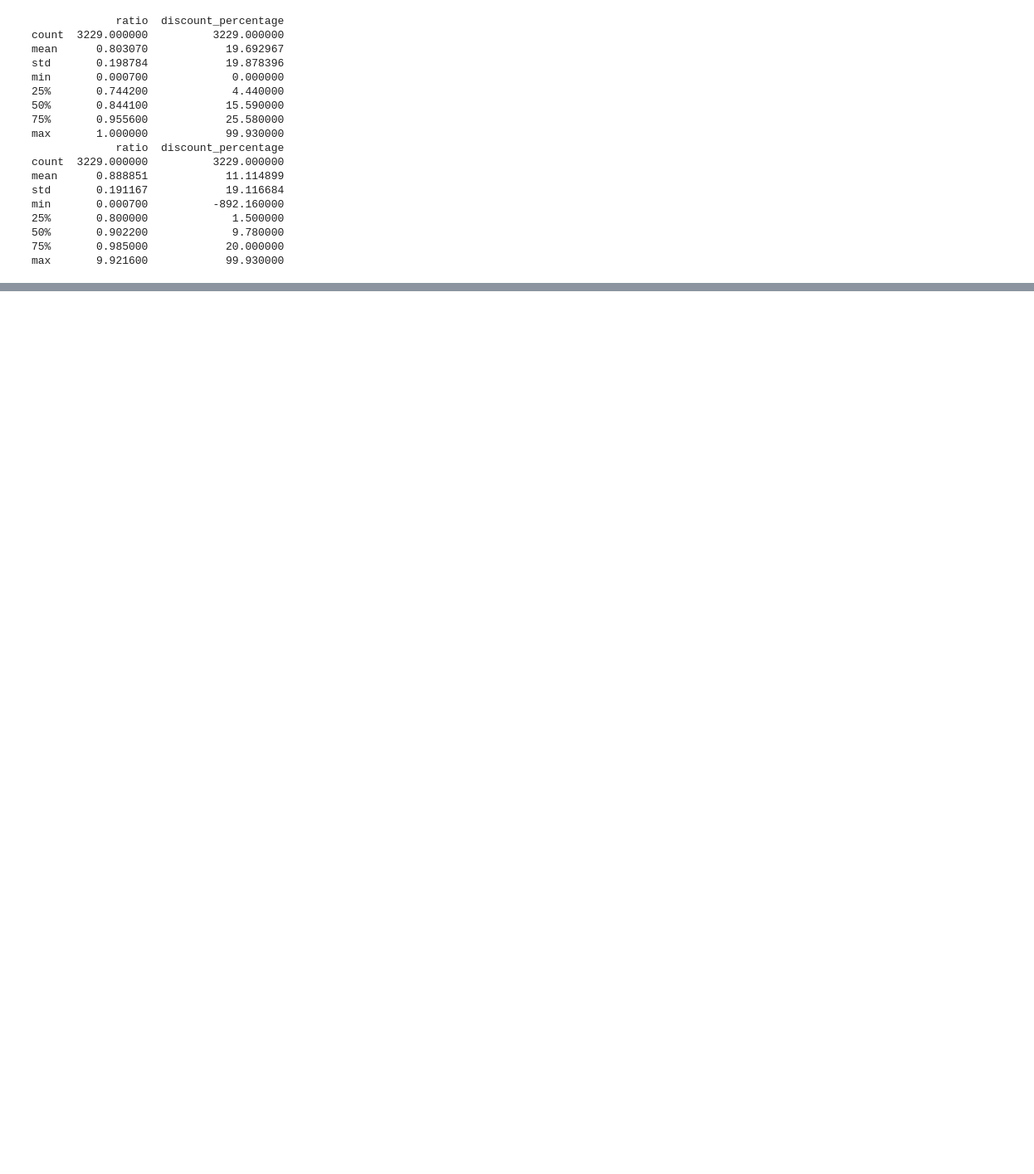
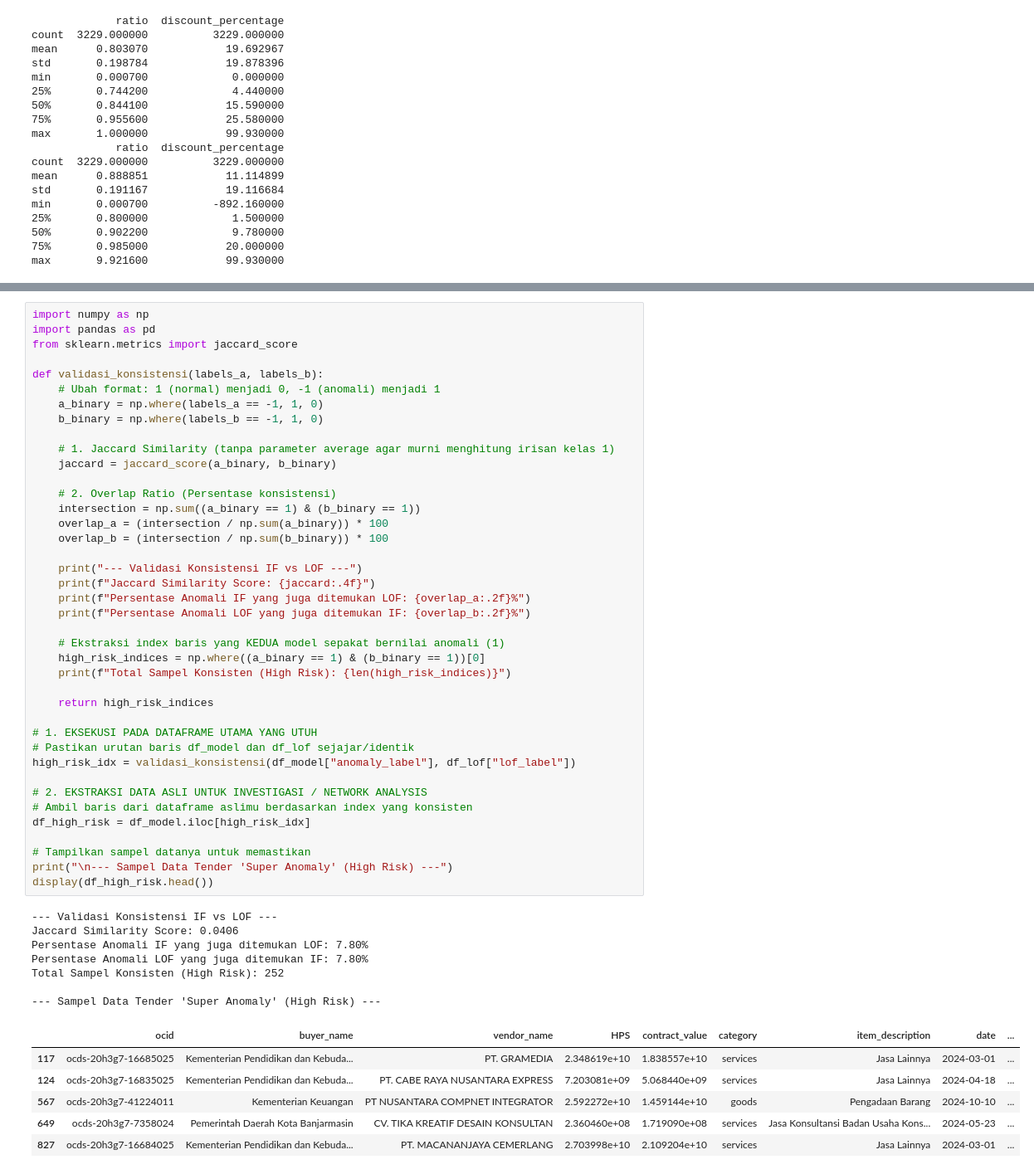
Before and after one commit to Dzakiipranaja/Fraud-Detekction-, a Jupyter notebook: main.ipynb, the cells around one changed output, grey strips where cells are left out. Shown at 83% size. Saved outputs shown, nothing was run; the diff lists cells and outputs as text; blank space fills up the shorter version.

```diff
--- a/main.ipynb
+++ b/main.ipynb
@@ -652,0 +752,54 @@ max       9.921600            99.930000
+# %%
+import numpy as np
+import pandas as pd
+from sklearn.metrics import jaccard_score
+
+def validasi_konsistensi(labels_a, labels_b):
+    # Ubah format: 1 (normal) menjadi 0, -1 (anomali) menjadi 1
+    a_binary = np.where(labels_a == -1, 1, 0)
+    b_binary = np.where(labels_b == -1, 1, 0)
+
+    # 1. Jaccard Similarity (tanpa parameter average agar murni menghitung irisan kelas 1)
+    jaccard = jaccard_score(a_binary, b_binary)
+
+    # 2. Overlap Ratio (Persentase konsistensi)
+    intersection = np.sum((a_binary == 1) & (b_binary == 1))
+    overlap_a = (intersection / np.sum(a_binary)) * 100
+    overlap_b = (intersection / np.sum(b_binary)) * 100
+
+    print("--- Validasi Konsistensi IF vs LOF ---")
+    print(f"Jaccard Similarity Score: {jaccard:.4f}")
+    print(f"Persentase Anomali IF yang juga ditemukan LOF: {overlap_a:.2f}%")
+    print(f"Persentase Anomali LOF yang juga ditemukan IF: {overlap_b:.2f}%")
+
+    # Ekstraksi index baris yang KEDUA model sepakat bernilai anomali (1)
+    high_risk_indices = np.where((a_binary == 1) & (b_binary == 1))[0]
+    print(f"Total Sampel Konsisten (High Risk): {len(high_risk_indices)}")
+
+    return high_risk_indices
+
+# 1. EKSEKUSI PADA DATAFRAME UTAMA YANG UTUH
+# Pastikan urutan baris df_model dan df_lof sejajar/identik
+high_risk_idx = validasi_konsistensi(df_model["anomaly_label"], df_lof["lof_label"])
+
+# 2. EKSTRAKSI DATA ASLI UNTUK INVESTIGASI / NETWORK ANALYSIS
+# Ambil baris dari dataframe aslimu berdasarkan index yang konsisten
+df_high_risk = df_model.iloc[high_risk_idx]
+
+# Tampilkan sampel datanya untuk memastikan
+print("\n--- Sampel Data Tender 'Super Anomaly' (High Risk) ---")
+display(df_high_risk.head())
+# %% [output]
+--- Validasi Konsistensi IF vs LOF ---
+Jaccard Similarity Score: 0.0406
+Persentase Anomali IF yang juga ditemukan LOF: 7.80%
+Persentase Anomali LOF yang juga ditemukan IF: 7.80%
+Total Sampel Konsisten (High Risk): 252
+
+--- Sampel Data Tender 'Super Anomaly' (High Risk) ---
+|  | ocid | buyer_name | vendor_name | HPS | contract_value | category | item_description | date | ... |
+| 117 | ocds-20h3g7-16685025 | Kementerian Pendidikan dan Kebuda... | PT. GRAMEDIA | 2.348619e+10 | 1.838557e+10 | services | Jasa Lainnya | 2024-03-01 | ... |
+| 124 | ocds-20h3g7-16835025 | Kementerian Pendidikan dan Kebuda... | PT. CABE RAYA NUSANTARA EXPRESS | 7.203081e+09 | 5.068440e+09 | services | Jasa Lainnya | 2024-04-18 | ... |
+| 567 | ocds-20h3g7-41224011 | Kementerian Keuangan | PT NUSANTARA COMPNET INTEGRATOR | 2.592272e+10 | 1.459144e+10 | goods | Pengadaan Barang | 2024-10-10 | ... |
+| 649 | ocds-20h3g7-7358024 | Pemerintah Daerah Kota Banjarmasin | CV. TIKA KREATIF DESAIN KONSULTAN | 2.360460e+08 | 1.719090e+08 | services | Jasa Konsultansi Badan Usaha Kons... | 2024-05-23 | ... |
+| 827 | ocds-20h3g7-16684025 | Kementerian Pendidikan dan Kebuda... | PT. MACANANJAYA CEMERLANG | 2.703998e+10 | 2.109204e+10 | services | Jasa Lainnya | 2024-03-01 | ... |
```
Also changed, not shown: parts of 7 cells of this notebook, 7 other files.
